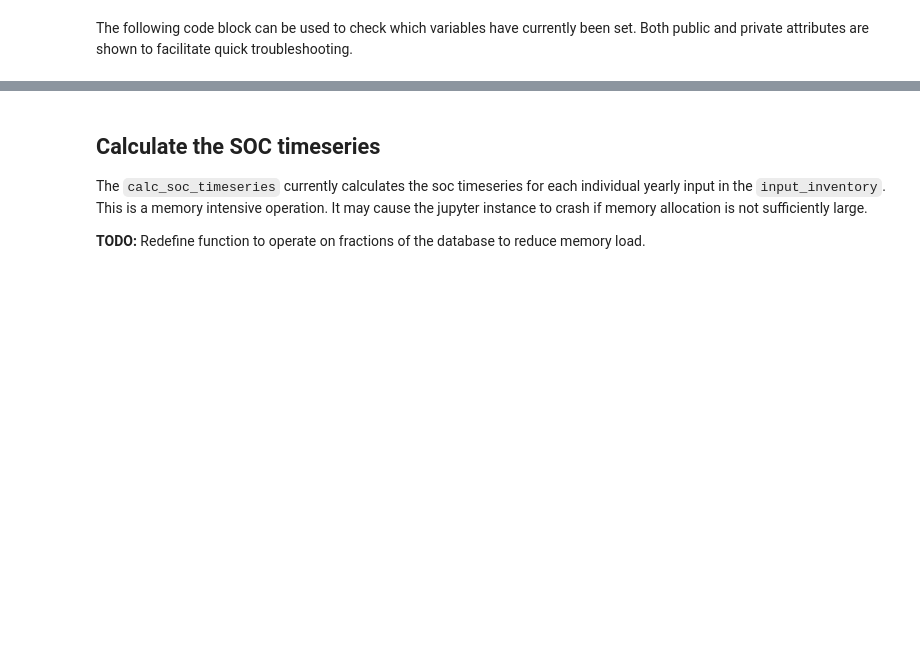
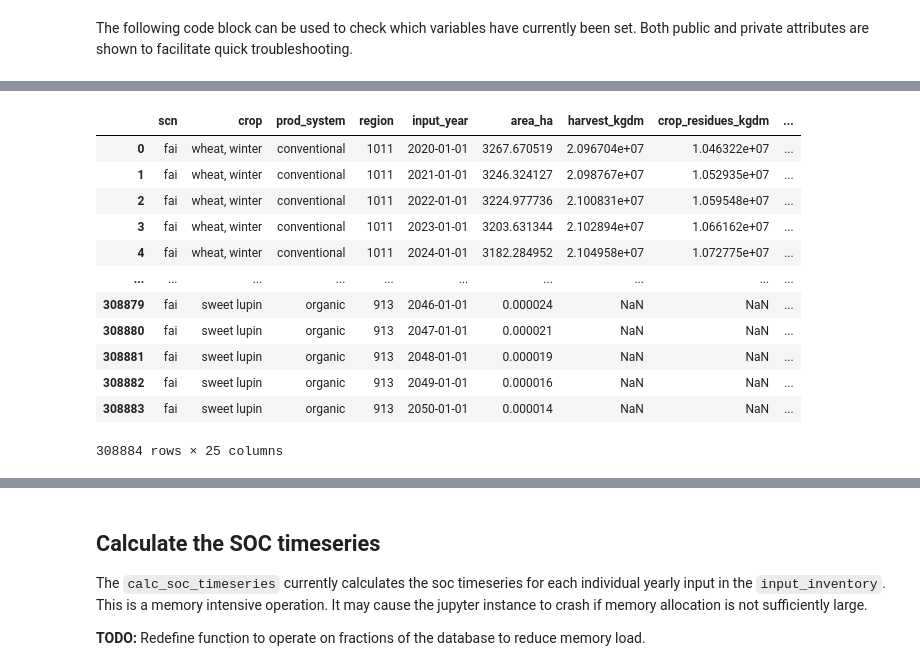
Before and after one commit to SLU-foodsystems/CIBUSmod, a Jupyter notebook: notebooks/run_soil.ipynb, the cells around one changed output, grey strips where cells are left out. Drawn from its saved outputs; the diff is of its cells as text; code cells hidden in the pictures; blank space fills up the shorter version.

```diff
--- a/notebooks/run_soil.ipynb
+++ b/notebooks/run_soil.ipynb
@@ -75 +114,17 @@ Warning, index label is None. No conversion of index values (should be auto-gene
 [interactive output not drawn]
+# %%
+FAI_new.input_df
+# %% [output]
+|  | scn | crop | prod_system | region | input_year | area_ha | harvest_kgdm | crop_residues_kgdm | ... |
+| 0 | fai | wheat, winter | conventional | 1011 | 2020-01-01 | 3267.670519 | 2.096704e+07 | 1.046322e+07 | ... |
+| 1 | fai | wheat, winter | conventional | 1011 | 2021-01-01 | 3246.324127 | 2.098767e+07 | 1.052935e+07 | ... |
+| 2 | fai | wheat, winter | conventional | 1011 | 2022-01-01 | 3224.977736 | 2.100831e+07 | 1.059548e+07 | ... |
+| 3 | fai | wheat, winter | conventional | 1011 | 2023-01-01 | 3203.631344 | 2.102894e+07 | 1.066162e+07 | ... |
+| 4 | fai | wheat, winter | conventional | 1011 | 2024-01-01 | 3182.284952 | 2.104958e+07 | 1.072775e+07 | ... |
+| ... | ... | ... | ... | ... | ... | ... | ... | ... | ... |
+| 308879 | fai | sweet lupin | organic | 913 | 2046-01-01 | 0.000024 | NaN | NaN | ... |
+| 308880 | fai | sweet lupin | organic | 913 | 2047-01-01 | 0.000021 | NaN | NaN | ... |
+| 308881 | fai | sweet lupin | organic | 913 | 2048-01-01 | 0.000019 | NaN | NaN | ... |
+| 308882 | fai | sweet lupin | organic | 913 | 2049-01-01 | 0.000016 | NaN | NaN | ... |
+| 308883 | fai | sweet lupin | organic | 913 | 2050-01-01 | 0.000014 | NaN | NaN | ... |
+308884 rows × 25 columns
```
Also changed, not shown: parts of 40 cells of this notebook, 2 other files.
